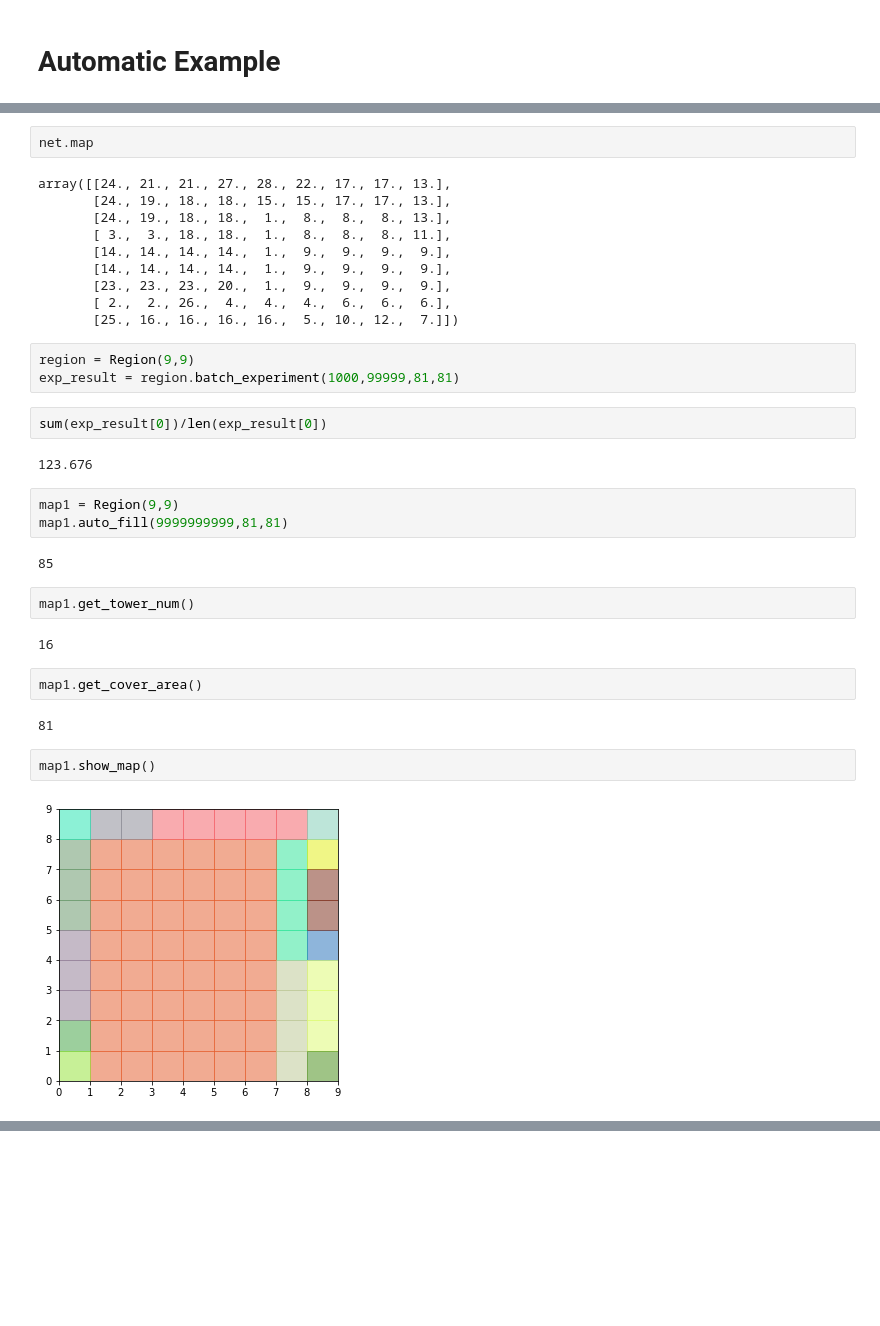
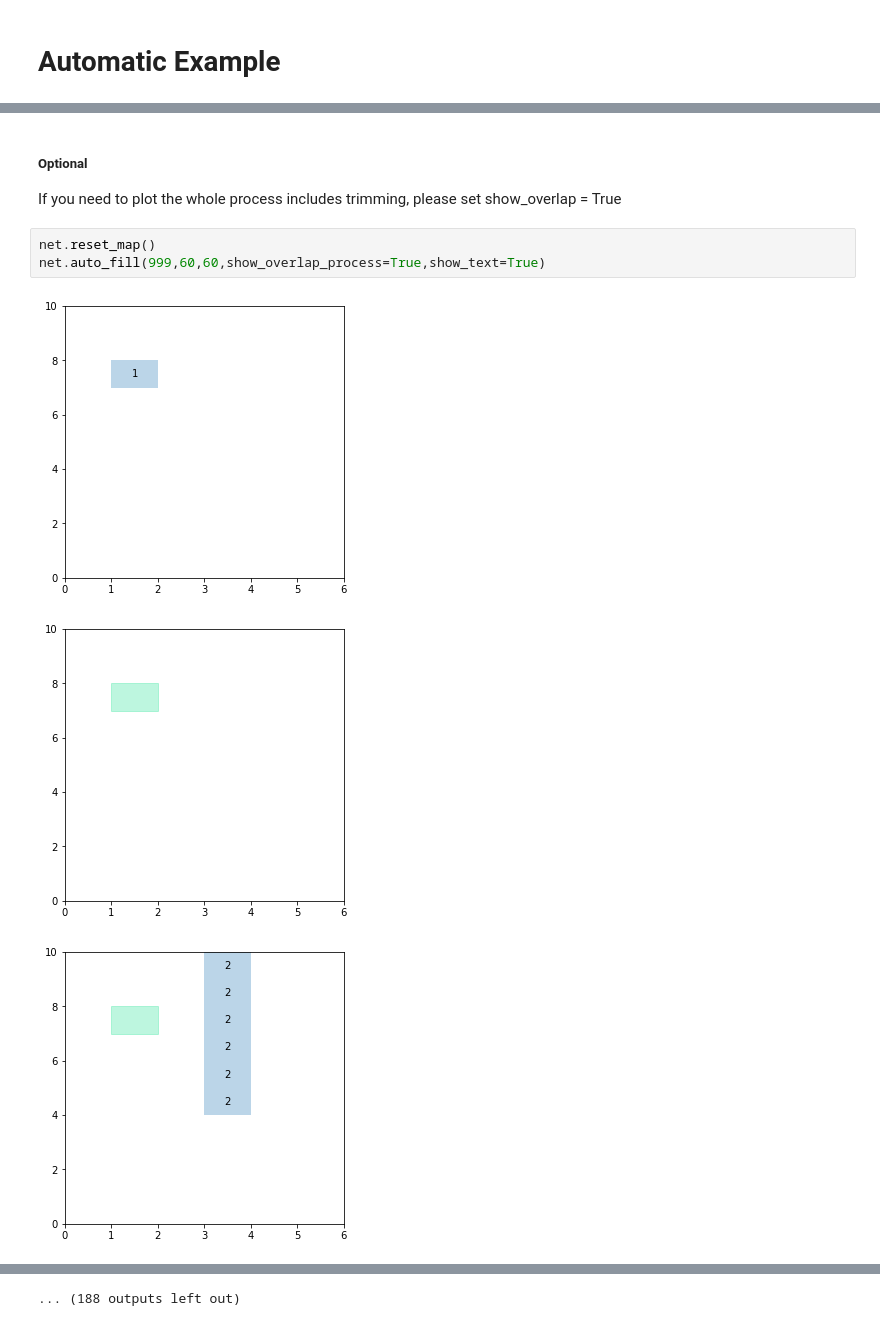
Before and after one commit to yansun1996/ECE143-Ad-Hoc-Communications-Network, a Jupyter notebook: Rectangular.ipynb, the cells around one changed output, grey strips where cells are left out. Cells and saved outputs as stored; diff of their text form; blank space fills up the shorter version.

```diff
--- a/Rectangular.ipynb
+++ b/Rectangular.ipynb
@@ -421,36 +480,11 @@ net.show_map(text=True)
-# %%
-net.map
-# %% [output]
-array([[24., 21., 21., 27., 28., 22., 17., 17., 13.],
-       [24., 19., 18., 18., 15., 15., 17., 17., 13.],
-       [24., 19., 18., 18.,  1.,  8.,  8.,  8., 13.],
-       [ 3.,  3., 18., 18.,  1.,  8.,  8.,  8., 11.],
-       [14., 14., 14., 14.,  1.,  9.,  9.,  9.,  9.],
-       [14., 14., 14., 14.,  1.,  9.,  9.,  9.,  9.],
-       [23., 23., 23., 20.,  1.,  9.,  9.,  9.,  9.],
-       [ 2.,  2., 26.,  4.,  4.,  4.,  6.,  6.,  6.],
-       [25., 16., 16., 16., 16.,  5., 10., 12.,  7.]])
-# %%
-region = Region(9,9)
-exp_result = region.batch_experiment(1000,99999,81,81)
-# %%
-sum(exp_result[0])/len(exp_result[0])
-# %% [output]
-123.676
-# %%
-map1 = Region(9,9)
-map1.auto_fill(9999999999,81,81)
-# %% [output]
-85
-# %%
-map1.get_tower_num()
-# %% [output]
-16
-# %%
-map1.get_cover_area()
-# %% [output]
-81
-# %%
-map1.show_map()
-# %% [output]
-[figure, removed]
+# %% [markdown]
+##### Optional
+
+If you need to plot the whole process includes trimming, please set show_overlap = True
+# %%
+net.reset_map()
+net.auto_fill(999,60,60,show_overlap_process=True,show_text=True)
+# %% [output]
+[figure, added]
+[figure, added]
+[figure, added]
@@ -456,0 +500 @@ map1.show_map()
+... (188 outputs left out)
```
Also changed, not shown: parts of 43 cells of this notebook.
